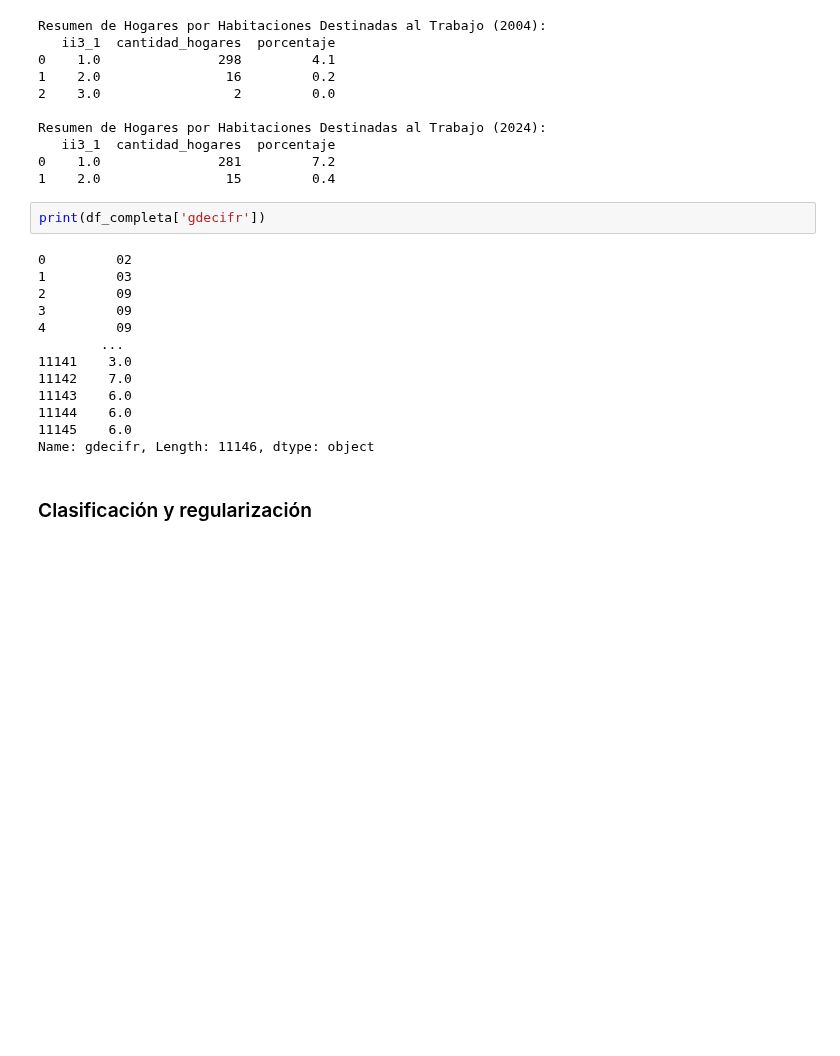
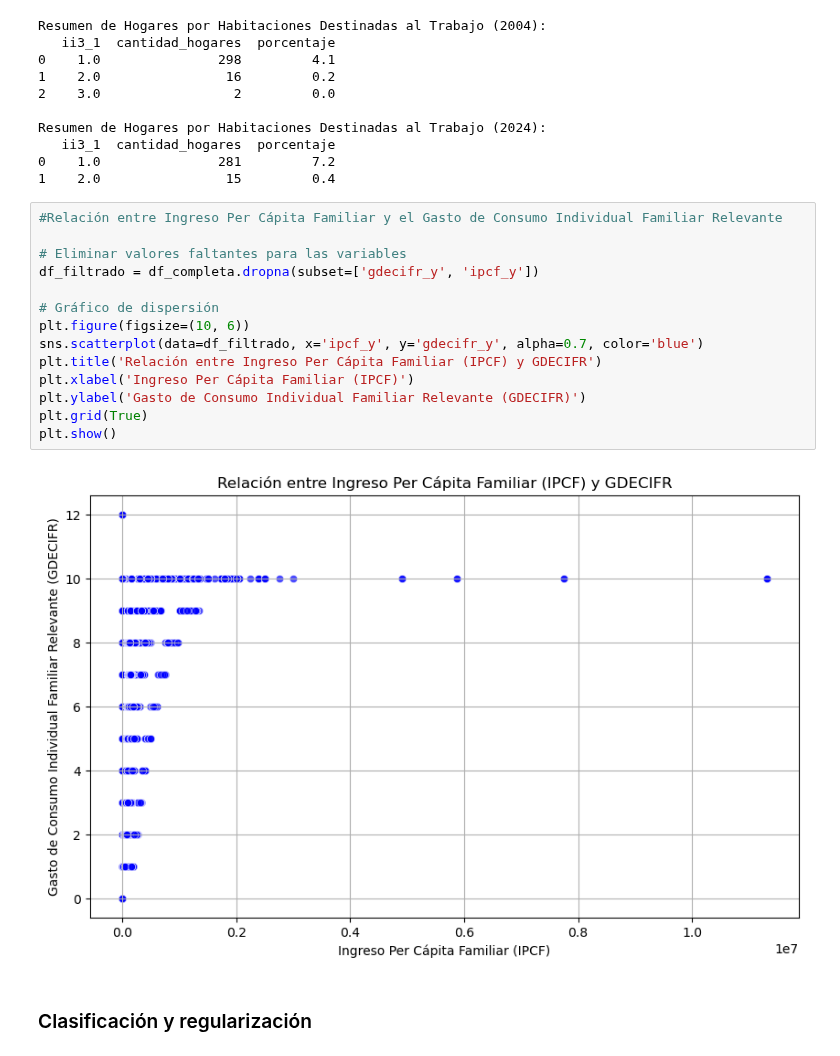
Before and after one commit to miligarofalo/CC408-T2-1, a Jupyter notebook: TP4/TP4_grupal.ipynb, the cells around one changed output. Cells and saved outputs as stored; diff of their text form; blank space fills up the shorter version.

Commit message:
Gráfico gdecifr

```diff
--- a/TP4/TP4_grupal.ipynb
+++ b/TP4/TP4_grupal.ipynb
@@ -639,19 +639,20 @@ Resumen de Hogares por Habitaciones Destinadas al Trabajo (2024):
 0    1.0               281         7.2
 1    2.0                15         0.4
 # %%
-print(df_completa['gdecifr'])
+#Relación entre Ingreso Per Cápita Familiar y el Gasto de Consumo Individual Familiar Relevante
+
+# Eliminar valores faltantes para las variables
+df_filtrado = df_completa.dropna(subset=['gdecifr_y', 'ipcf_y'])
+
+# Gráfico de dispersión
+plt.figure(figsize=(10, 6))
+sns.scatterplot(data=df_filtrado, x='ipcf_y', y='gdecifr_y', alpha=0.7, color='blue')
+plt.title('Relación entre Ingreso Per Cápita Familiar (IPCF) y GDECIFR')
+plt.xlabel('Ingreso Per Cápita Familiar (IPCF)')
+plt.ylabel('Gasto de Consumo Individual Familiar Relevante (GDECIFR)')
+plt.grid(True)
+plt.show()
 # %% [output]
-0         02
-1         03
-2         09
-3         09
-4         09
-        ...
-11141    3.0
-11142    7.0
-11143    6.0
-11144    6.0
-11145    6.0
-Name: gdecifr, Length: 11146, dtype: object
+[figure, added]
 # %% [markdown]
 ### Clasificación y regularización
```
